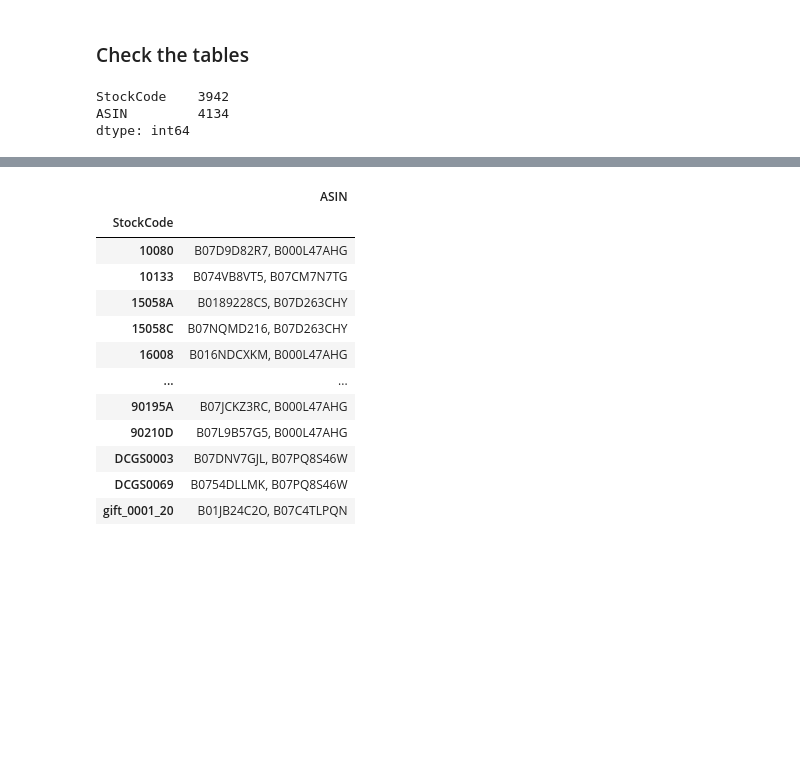
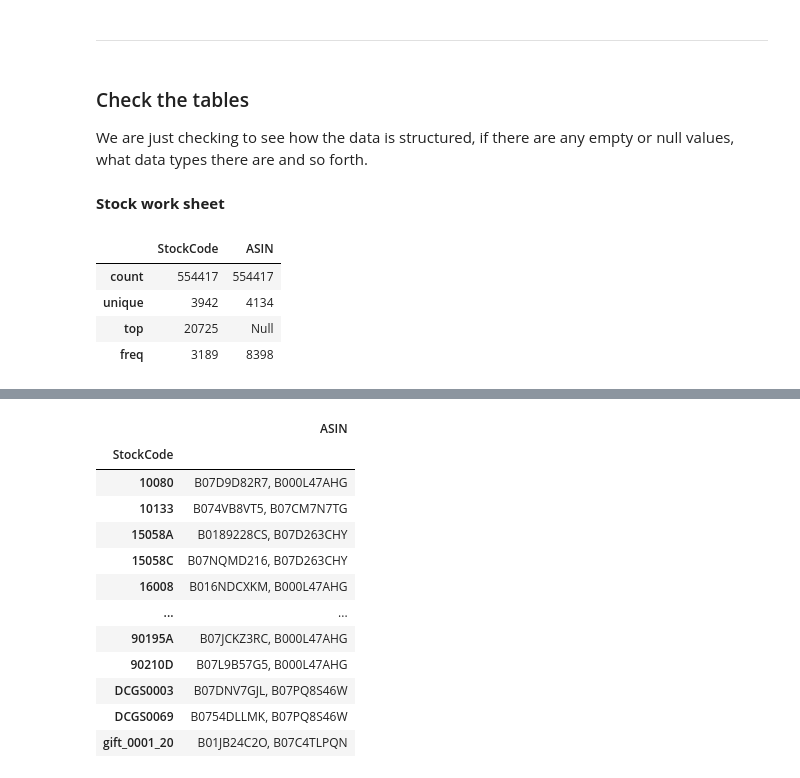
Before and after one commit to jmb-oddbook/ecom_project, a Jupyter notebook: read_in.ipynb, the cells around one changed output, grey strips where cells are left out. Saved outputs shown, nothing was run; the diff lists cells and outputs as text; code cells hidden in the pictures; blank space fills up the shorter version.

```diff
--- a/read_in.ipynb
+++ b/read_in.ipynb
@@ -10,11 +9,19 @@ stock = pd.read_excel('data/sales original.xlsx', sheet_name='stock', header=0)
 assessment = pd.read_excel('data/sales original.xlsx', sheet_name='assessment', header=0)
 invoices = pd.read_excel('data/sales original.xlsx', sheet_name='invoices', header=0)
 customers = pd.read_excel('data/sales original.xlsx', sheet_name='customers', header=0)
-# %% [markdown]
-### Check the tables
+# %% [markdown]
+<hr>
+# %% [markdown]
+### Check the tables
+
+We are just checking to see how the data is structured, if there are any empty or null values, what data types there are and so forth.
+# %% [markdown]
+**Stock work sheet**
 # %%
-stock.nunique()
+stock.describe()
 # %% [output]
-StockCode    3942
-ASIN         4134
-dtype: int64
+|  | StockCode | ASIN |
+| count | 554417 | 554417 |
+| unique | 3942 | 4134 |
+| top | 20725 | Null |
+| freq | 3189 | 8398 |
```
Also changed, not shown: parts of 46 cells of this notebook, 4 other files.
